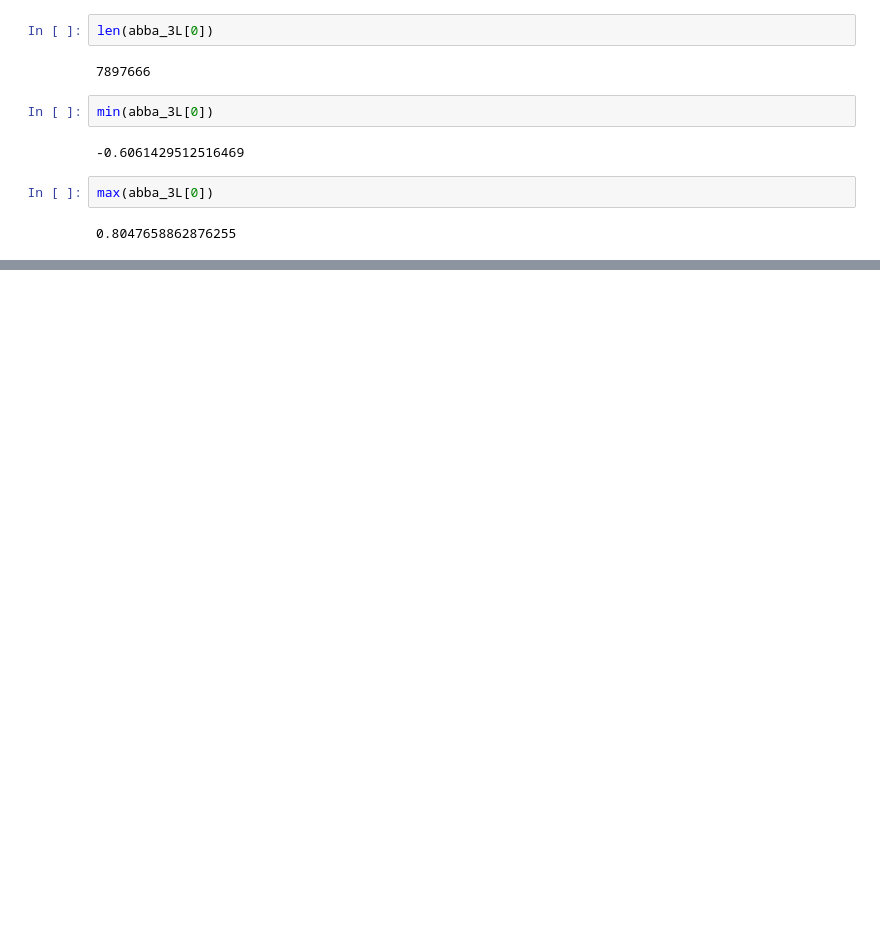
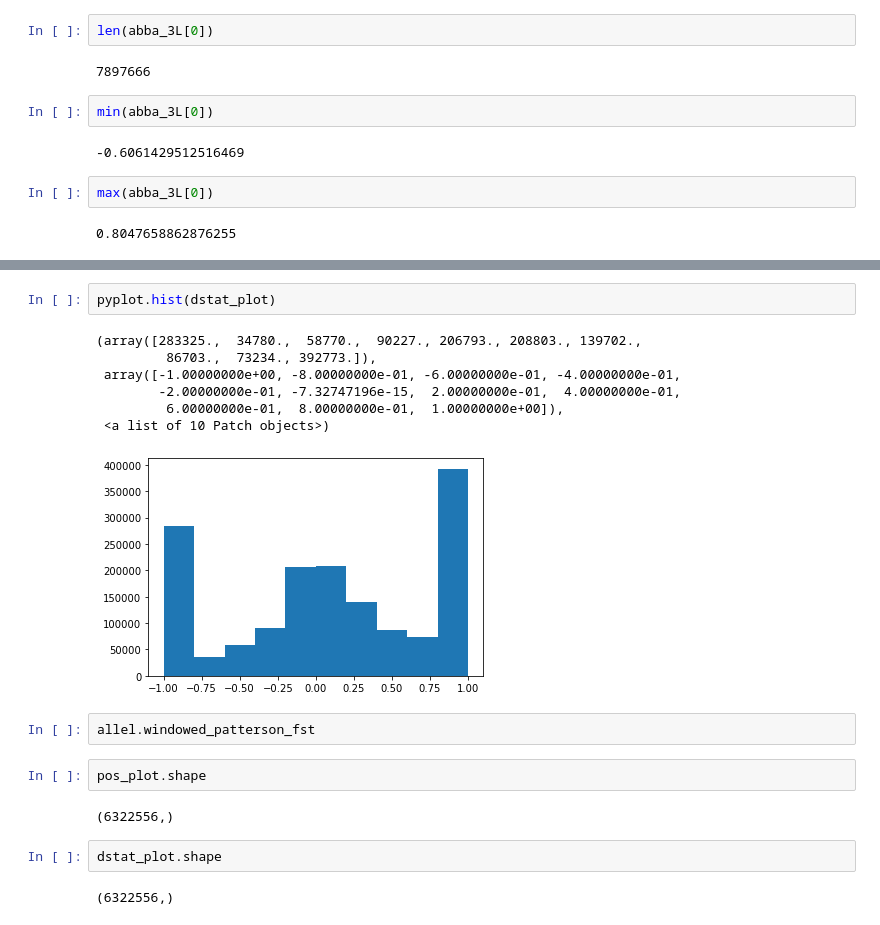
Before and after one commit to randomxsk8/notebooks, a Jupyter notebook: 08212019_ABBABABA_try.ipynb, the cells around one changed output, grey strips where cells are left out. Drawn from its saved outputs; the diff is of its cells as text; blank space fills up the shorter version.

```diff
--- a/08212019_ABBABABA_try.ipynb
+++ b/08212019_ABBABABA_try.ipynb
@@ -150,0 +184,20 @@ max(abba_3L[0])
+# %%
+pyplot.hist(dstat_plot)
+# %% [output]
+(array([283325.,  34780.,  58770.,  90227., 206793., 208803., 139702.,
+         86703.,  73234., 392773.]),
+ array([-1.00000000e+00, -8.00000000e-01, -6.00000000e-01, -4.00000000e-01,
+        -2.00000000e-01, -7.32747196e-15,  2.00000000e-01,  4.00000000e-01,
+         6.00000000e-01,  8.00000000e-01,  1.00000000e+00]),
+ <a list of 10 Patch objects>)
+[figure, added]
+# %%
+allel.windowed_patterson_fst
+# %%
+pos_plot.shape
+# %% [output]
+(6322556,)
+# %%
+dstat_plot.shape
+# %% [output]
+(6322556,)
```
Also changed, not shown: parts of 11 cells of this notebook.
